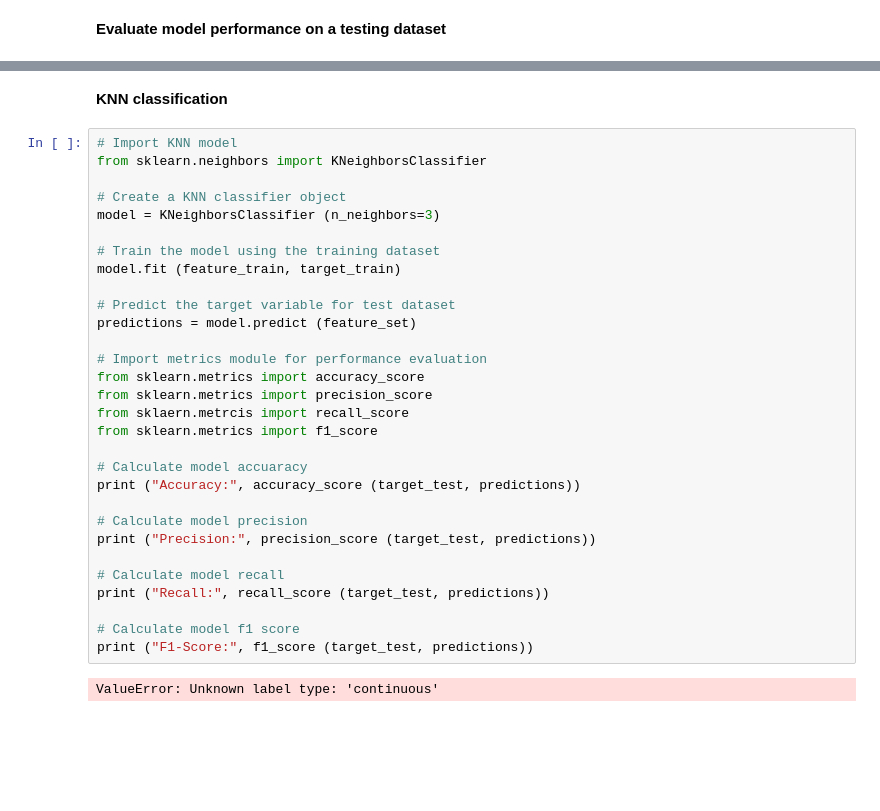
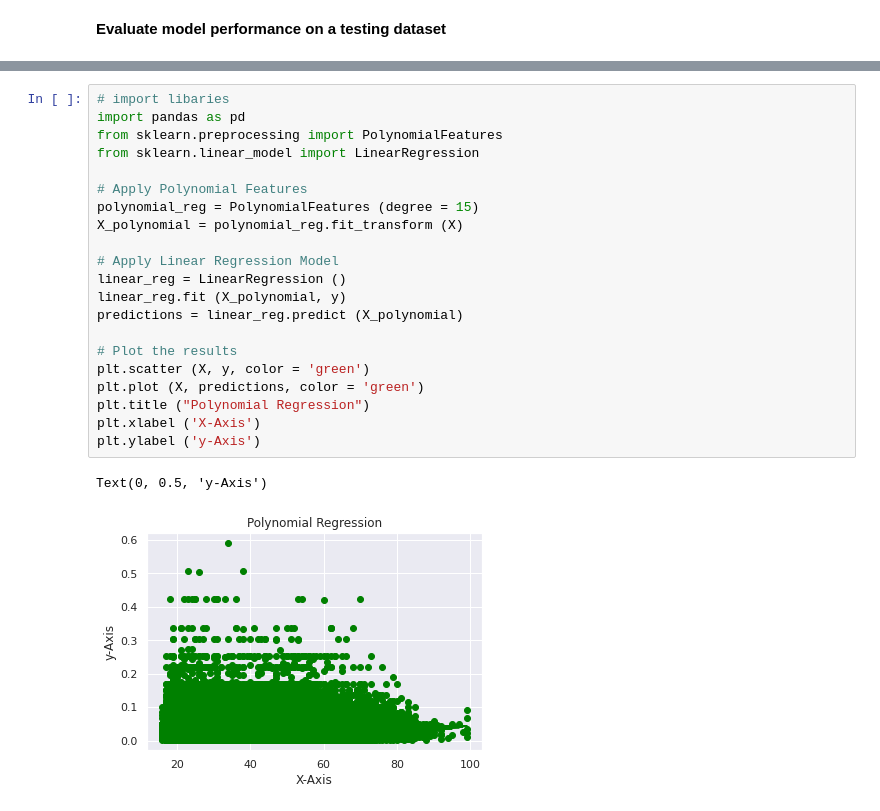
Before and after one commit to AleksandrMorozov123/Competition-on-kaggle-, a Jupyter notebook: h-m-personalized-fashion-recommendations.ipynb, the cells around one changed output, grey strips where cells are left out. Cells and saved outputs as stored; diff of their text form; blank space fills up the shorter version.

```diff
--- a/h-m-personalized-fashion-recommendations.ipynb
+++ b/h-m-personalized-fashion-recommendations.ipynb
@@ -472,34 +372,24 @@ ValueError: Unknown label type: 'continuous'
-# %% [markdown]
-**KNN classification**
-# %%
-# Import KNN model
-from sklearn.neighbors import KNeighborsClassifier
-
-# Create a KNN classifier object
-model = KNeighborsClassifier (n_neighbors=3)
-
-# Train the model using the training dataset
-model.fit (feature_train, target_train)
-
-# Predict the target variable for test dataset
-predictions = model.predict (feature_set)
-
-# Import metrics module for performance evaluation
-from sklearn.metrics import accuracy_score
-from sklearn.metrics import precision_score
-from sklaern.metrcis import recall_score
-from sklearn.metrics import f1_score
-
-# Calculate model accuaracy
-print ("Accuracy:", accuracy_score (target_test, predictions))
-
-# Calculate model precision
-print ("Precision:", precision_score (target_test, predictions))
-
-# Calculate model recall
-print ("Recall:", recall_score (target_test, predictions))
-
-# Calculate model f1 score
-print ("F1-Score:", f1_score (target_test, predictions))
-# %% [output]
-ValueError: Unknown label type: 'continuous'
+# %%
+# import libaries
+import pandas as pd
+from sklearn.preprocessing import PolynomialFeatures
+from sklearn.linear_model import LinearRegression
+
+# Apply Polynomial Features
+polynomial_reg = PolynomialFeatures (degree = 15)
+X_polynomial = polynomial_reg.fit_transform (X)
+
+# Apply Linear Regression Model
+linear_reg = LinearRegression ()
+linear_reg.fit (X_polynomial, y)
+predictions = linear_reg.predict (X_polynomial)
+
+# Plot the results
+plt.scatter (X, y, color = 'green')
+plt.plot (X, predictions, color = 'green')
+plt.title ("Polynomial Regression")
+plt.xlabel ('X-Axis')
+plt.ylabel ('y-Axis')
+# %% [output]
+Text(0, 0.5, 'y-Axis')
+[figure, added]
```
Also changed, not shown: parts of 11 cells of this notebook.
